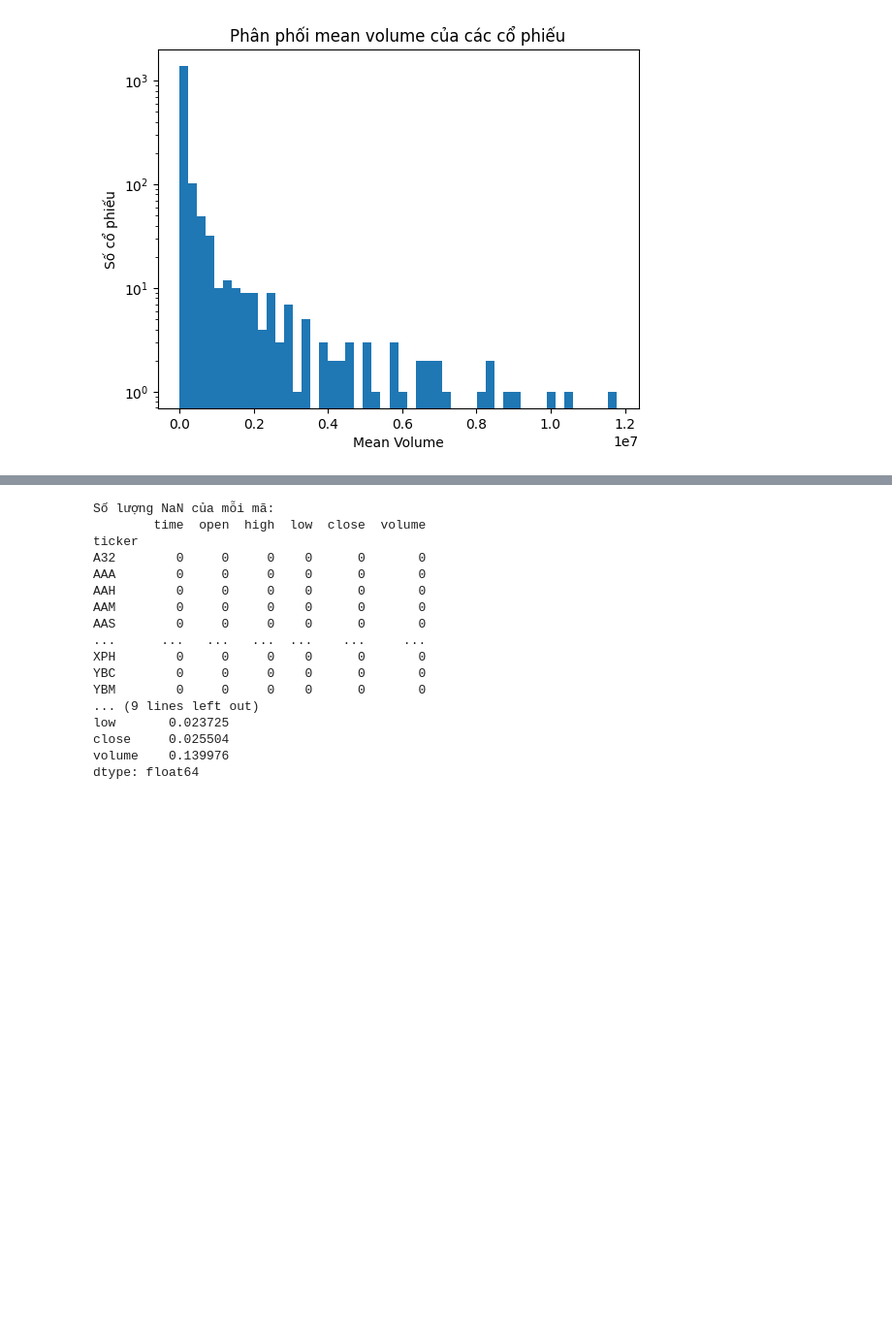
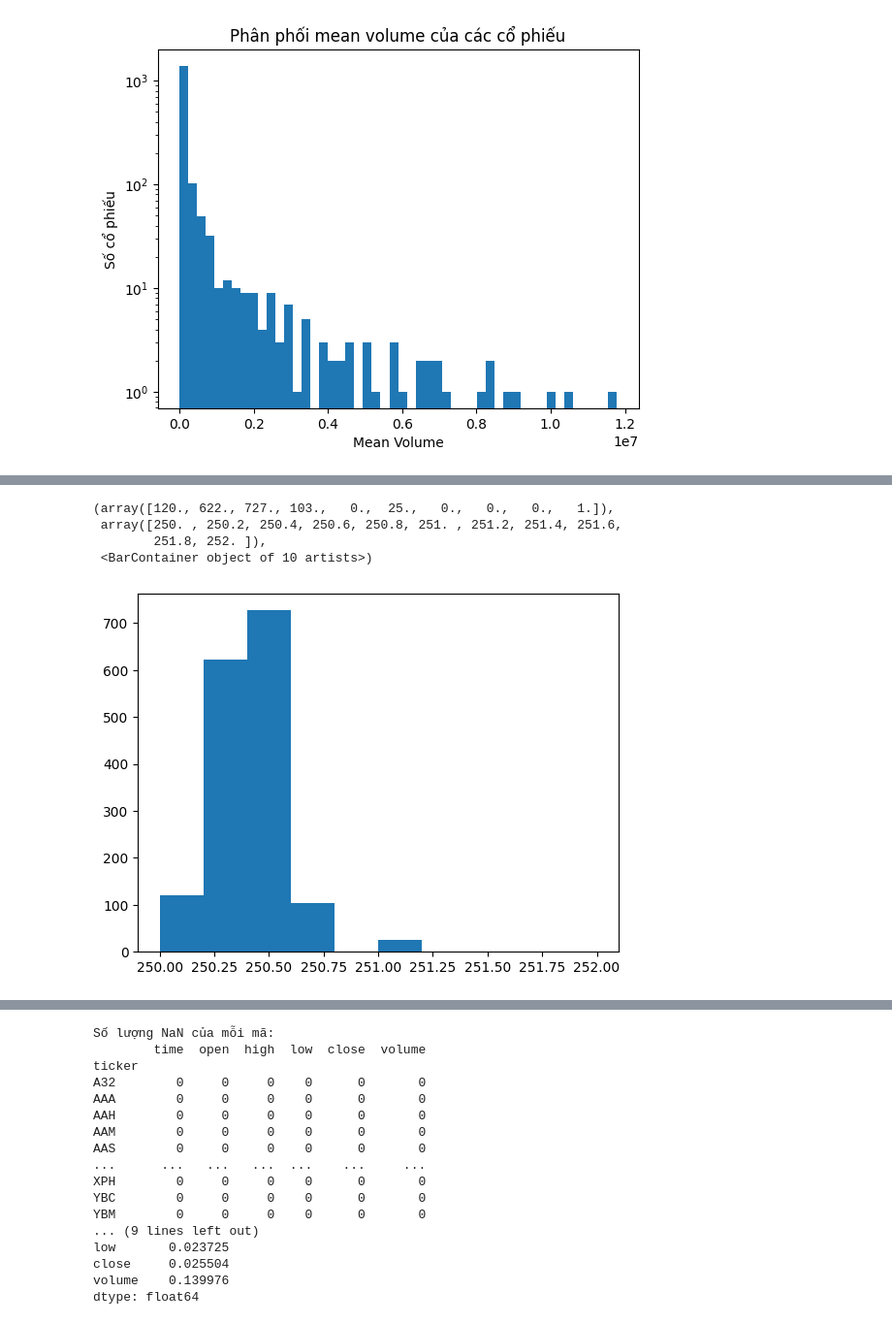
Before and after one commit to lengoctuong/TF-Algo-Trading, a Jupyter notebook: test.ipynb, the cells around one changed output, grey strips where cells are left out. Shown at 97% size. Drawn from its saved outputs; the diff is of its cells as text; code cells hidden in the pictures; blank space fills up the shorter version.

Commit message:
update algo, tune params, preprocess data

```diff
--- a/test.ipynb
+++ b/test.ipynb
@@ -37,7 +47,7 @@ class StrategyConfig:
     VOLATILITY_WINDOW = 42
     TARGET_VOLATILITY = 0.30
     MIN_ASSUMED_HOLDINGS = 30
-    MAX_LEVERAGE = 2.0
+    MAX_LEVERAGE = 1.0
 
     # Transaction Costs
     COMMISSION_RATE = 0.0015
@@ -250,7 +260,7 @@ def run_backtest(data, config):
         # A. Quyết định bán (Stop-Loss)
         for ticker, position in list(portfolio.holdings.items()):
             if ticker in daily_data_today.index:
-                if daily_data_today.loc[ticker, 'close'] < portfolio.stop_losses['ticker']:
+                if daily_data_today.loc[ticker, 'close'] < portfolio.stop_losses[ticker]:
                     sell_list[ticker] = position['quantity']
             else:
                 print(f'[WARNING] Mã {ticker} (holding): không tìm thấy trong thông tin giá của ngày hiện tại.')
@@ -327,12 +337,12 @@ def run_backtest(data, config):
 # ==============================================================================
 # BƯỚC 5: CHẠY CHƯƠNG TRÌNH
 # ==============================================================================
-DATA_PATH = '/mnt/c/Users/HOME/Downloads/TF-algo-trading/vci_stock_history'
+DATA_PATH = '/mnt/c/Users/HOME/Downloads/TF-algo-trading/processed_stock_history_backup'
 config = StrategyConfig()
 
 # Chạy một lần để chuẩn bị dữ liệu
 full_data = load_and_prepare_data(DATA_PATH, config)
-full_data_backup = full_data.copy()
+# full_data_backup = full_data.copy()
 # %% [output]
 Bắt đầu đọc và xử lý dữ liệu...
 Xử lý dữ liệu hoàn tất. Tổng cộng 1686 mã cổ phiếu.
@@ -595,0 +842,9 @@ Số cổ phiếu có giá mới nhất <= 10: 657
+# %%
+ticker_avg, overall_avg_distribution = compute_avg_days_per_year(df_all)
+plt.hist(overall_avg_distribution)
+# %% [output]
+(array([120., 622., 727., 103.,   0.,  25.,   0.,   0.,   0.,   1.]),
+ array([250. , 250.2, 250.4, 250.6, 250.8, 251. , 251.2, 251.4, 251.6,
+        251.8, 252. ]),
+ <BarContainer object of 10 artists>)
+[figure, added]
```
Also changed, not shown: parts of 25 cells of this notebook, 5 other files.
